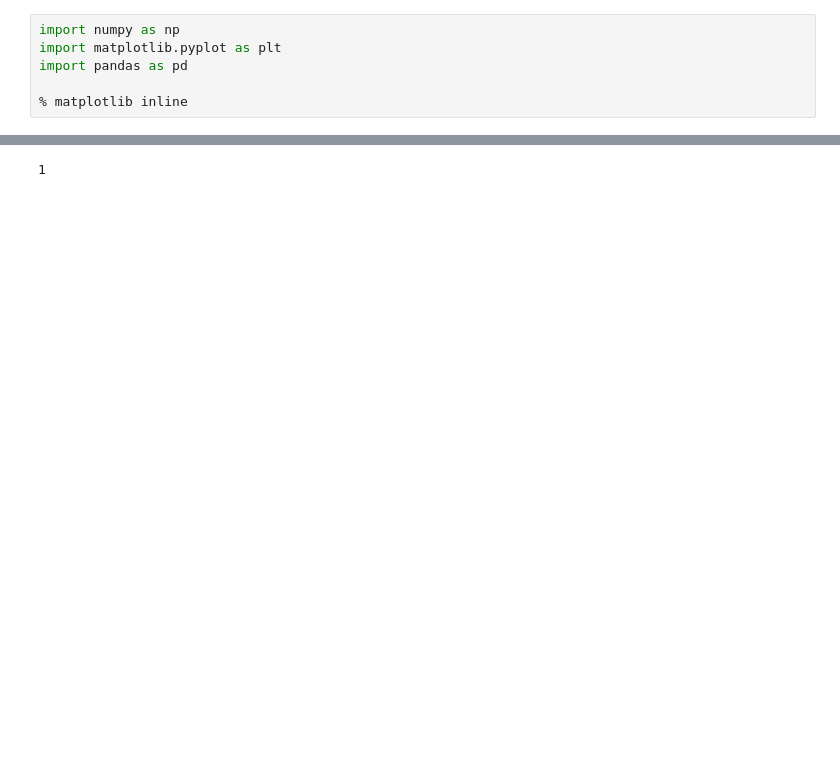
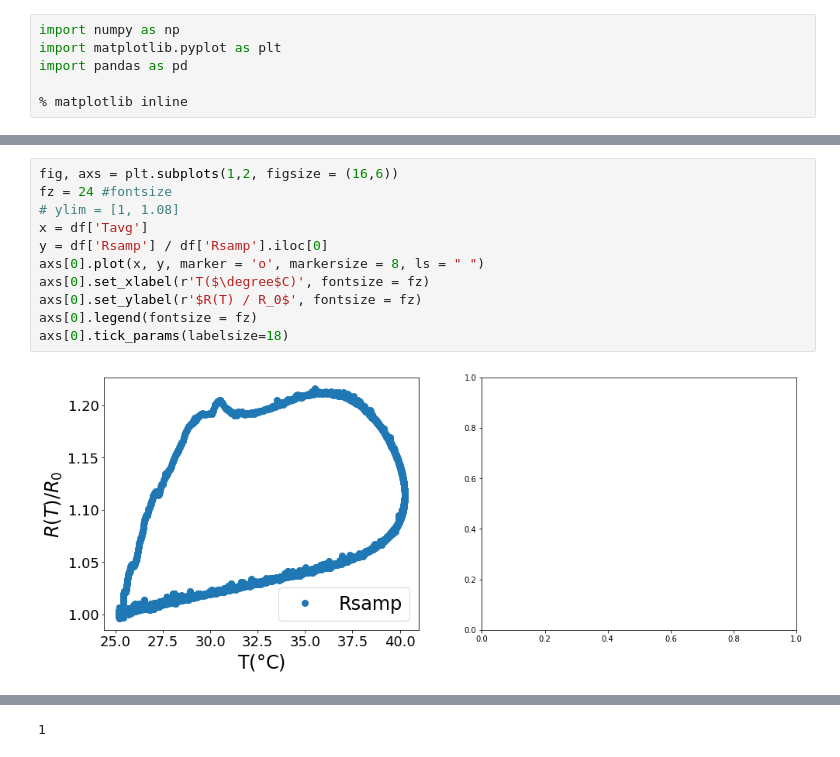
Before and after one commit to xyan36/GraysonGroup, a Jupyter notebook: suspended_wire/temp_coeff_analysis.ipynb, the cells around one changed output, grey strips where cells are left out. Drawn from its saved outputs; the diff is of its cells as text; blank space fills up the shorter version.

```diff
--- a/suspended_wire/temp_coeff_analysis.ipynb
+++ b/suspended_wire/temp_coeff_analysis.ipynb
@@ -11,3 +19,16 @@ df = pd.read_csv(fname, sep = ",", header = 0)
+# %%
+fig, axs = plt.subplots(1,2, figsize = (16,6))
+fz = 24 #fontsize
+# ylim = [1, 1.08]
+x = df['Tavg']
+y = df['Rsamp'] / df['Rsamp'].iloc[0]
+axs[0].plot(x, y, marker = 'o', markersize = 8, ls = " ")
+axs[0].set_xlabel(r'T($\degree$C)', fontsize = fz)
+axs[0].set_ylabel(r'$R(T) / R_0$', fontsize = fz)
+axs[0].legend(fontsize = fz)
+axs[0].tick_params(labelsize=18)
+# %% [output]
+[figure, added]
 # %%
 df['Tl'] = 9.91684E-6 * df['RTDl']**2 + 0.23605 * df['RTDl'] - 245.96823
 df['Tr'] = 9.91684E-6 * df['RTDr']**2 + 0.23605 * df['RTDr'] - 245.96823
```
Also changed, not shown: parts of 4 cells of this notebook, 3 other files.
